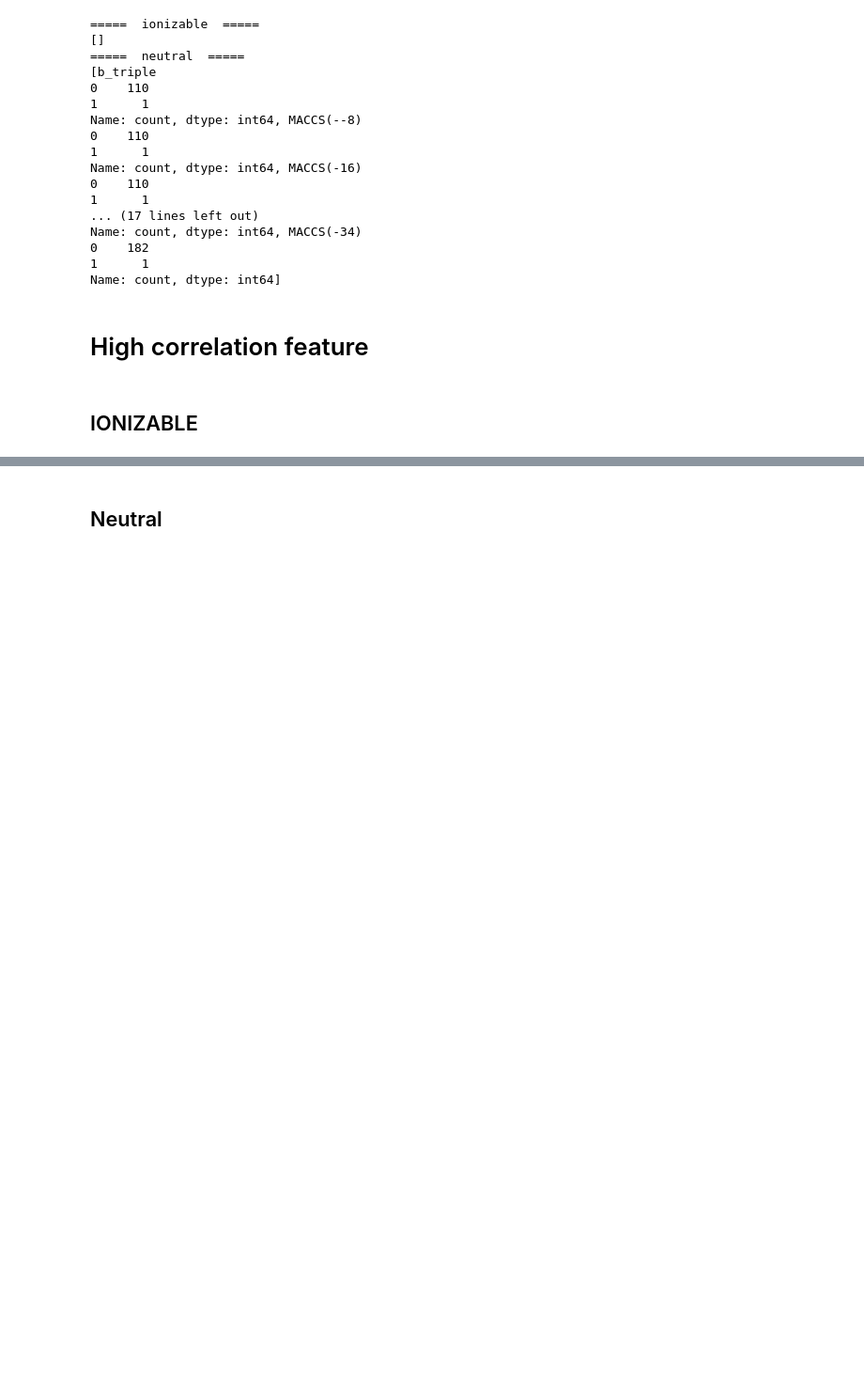
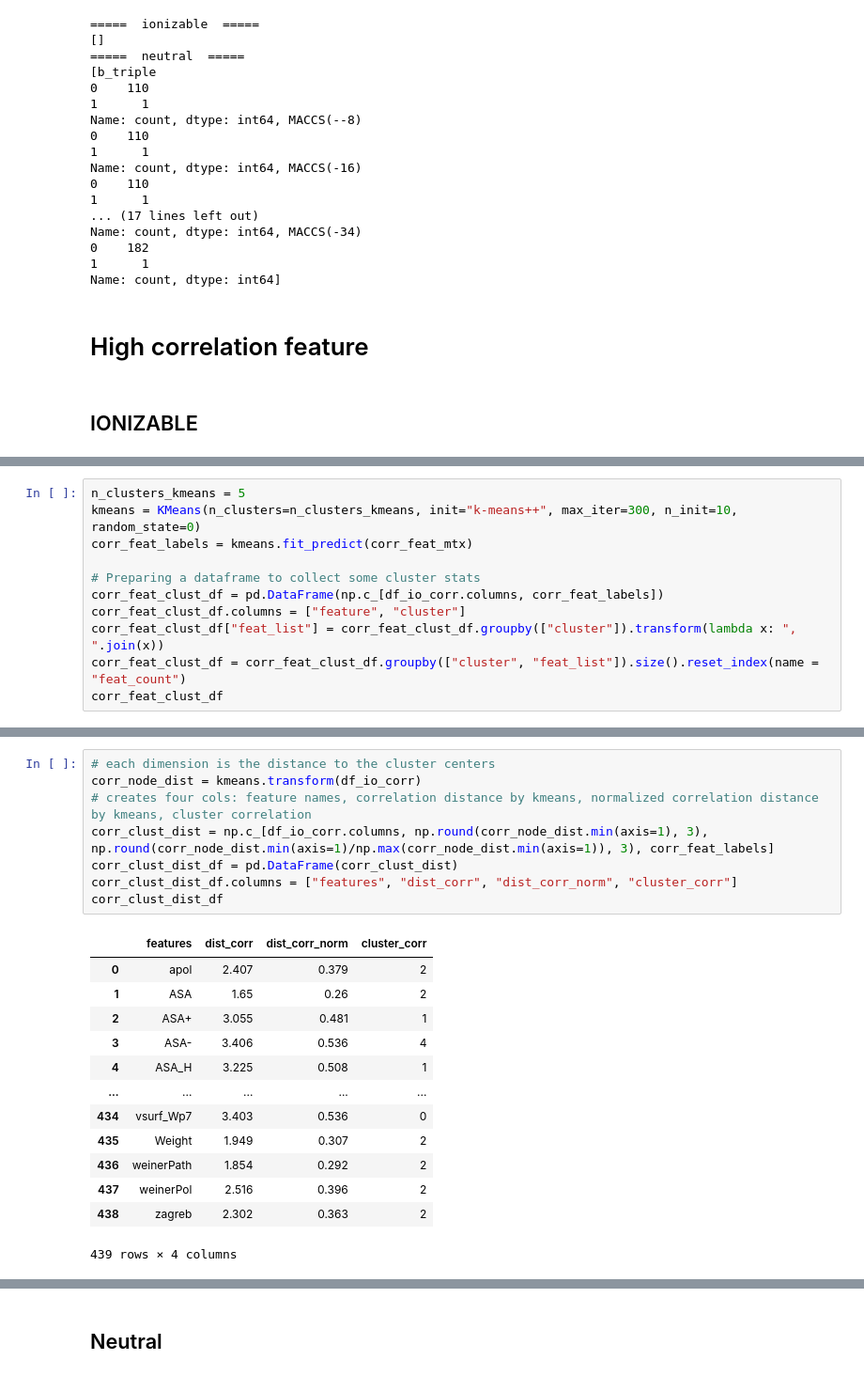
Before and after one commit to tahiri-lab/QSAR, a Jupyter notebook: code/preprocessing/feature_selection.ipynb, the cells around one changed output, grey strips where cells are left out. Shown at 94% size. Cells and saved outputs as stored; diff of their text form; blank space fills up the shorter version.

```diff
--- a/code/preprocessing/feature_selection.ipynb
+++ b/code/preprocessing/feature_selection.ipynb
@@ -182,0 +293,11 @@ df_ionizable_correlation_removed = FS_ionizable.remove_highly_correlated(graph=T
+# %%
+n_clusters_kmeans = 5
+kmeans = KMeans(n_clusters=n_clusters_kmeans, init="k-means++", max_iter=300, n_init=10, random_state=0)
+corr_feat_labels = kmeans.fit_predict(corr_feat_mtx)
+
+# Preparing a dataframe to collect some cluster stats
+corr_feat_clust_df = pd.DataFrame(np.c_[df_io_corr.columns, corr_feat_labels])
+corr_feat_clust_df.columns = ["feature", "cluster"]
+corr_feat_clust_df["feat_list"] = corr_feat_clust_df.groupby(["cluster"]).transform(lambda x: ", ".join(x))
+corr_feat_clust_df = corr_feat_clust_df.groupby(["cluster", "feat_list"]).size().reset_index(name = "feat_count")
+corr_feat_clust_df
@@ -182,0 +311,22 @@ df_ionizable_correlation_removed = FS_ionizable.remove_highly_correlated(graph=T
+# %%
+# each dimension is the distance to the cluster centers
+corr_node_dist = kmeans.transform(df_io_corr)
+# creates four cols: feature names, correlation distance by kmeans, normalized correlation distance by kmeans, cluster correlation
+corr_clust_dist = np.c_[df_io_corr.columns, np.round(corr_node_dist.min(axis=1), 3), np.round(corr_node_dist.min(axis=1)/np.max(corr_node_dist.min(axis=1)), 3), corr_feat_labels]
+corr_clust_dist_df = pd.DataFrame(corr_clust_dist)
+corr_clust_dist_df.columns = ["features", "dist_corr", "dist_corr_norm", "cluster_corr"]
+corr_clust_dist_df
+# %% [output]
+|  | features | dist_corr | dist_corr_norm | cluster_corr |
+| 0 | apol | 2.407 | 0.379 | 2 |
+| 1 | ASA | 1.65 | 0.26 | 2 |
+| 2 | ASA+ | 3.055 | 0.481 | 1 |
+| 3 | ASA- | 3.406 | 0.536 | 4 |
+| 4 | ASA_H | 3.225 | 0.508 | 1 |
+| ... | ... | ... | ... | ... |
+| 434 | vsurf_Wp7 | 3.403 | 0.536 | 0 |
+| 435 | Weight | 1.949 | 0.307 | 2 |
+| 436 | weinerPath | 1.854 | 0.292 | 2 |
+| 437 | weinerPol | 2.516 | 0.396 | 2 |
+| 438 | zagreb | 2.302 | 0.363 | 2 |
+439 rows × 4 columns
```
Also changed, not shown: parts of 20 cells of this notebook.
